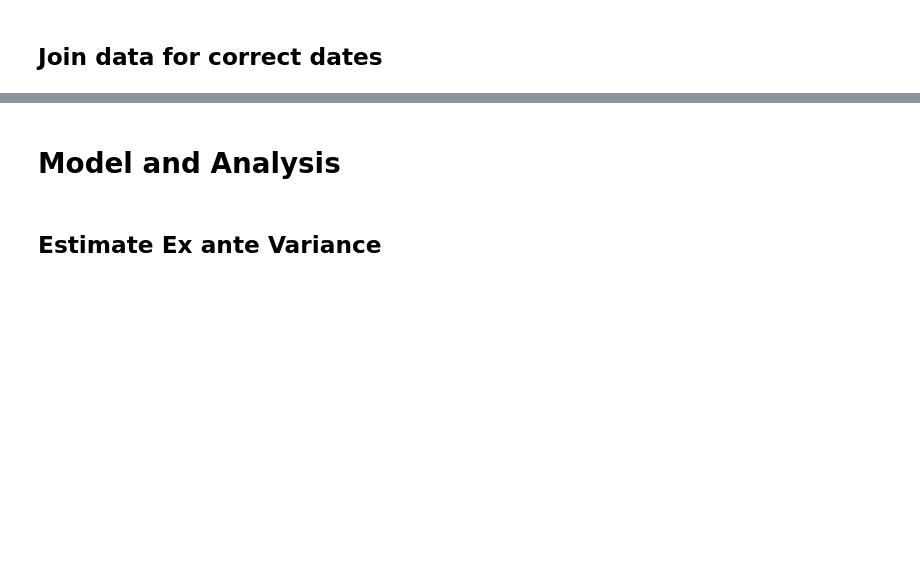
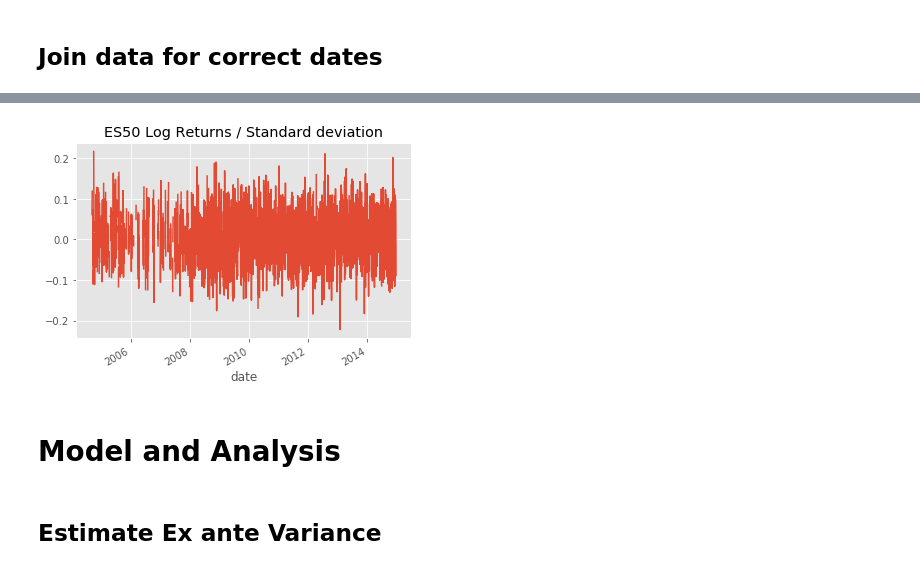
Before and after one commit to tobikuhlmann/robust-linear-forecasting, a Jupyter notebook: wlsev_analysis.ipynb, the cells around one changed output, grey strips where cells are left out. Cells and saved outputs as stored; diff of their text form; code cells hidden in the pictures; blank space fills up the shorter version.

```diff
--- a/wlsev_analysis.ipynb
+++ b/wlsev_analysis.ipynb
@@ -335,3 +305,11 @@ data_pq.head(100)
+# %%
+# log return plot
+plt = (es_50_logret['logreturns'] / data_wop['variance'] ** 0.5).plot(title='ES50 Log Returns / Standard deviation')
+# get figure to save
+plt = plt.get_figure()
+plt.savefig('../Presentation/figures/euro50_logstandard.png')
+# %% [output]
+[figure, added]
 # %% [markdown]
 # Model and Analysis
 # %% [markdown]
```
Also changed, not shown: parts of 18 cells of this notebook, 2 other files.
